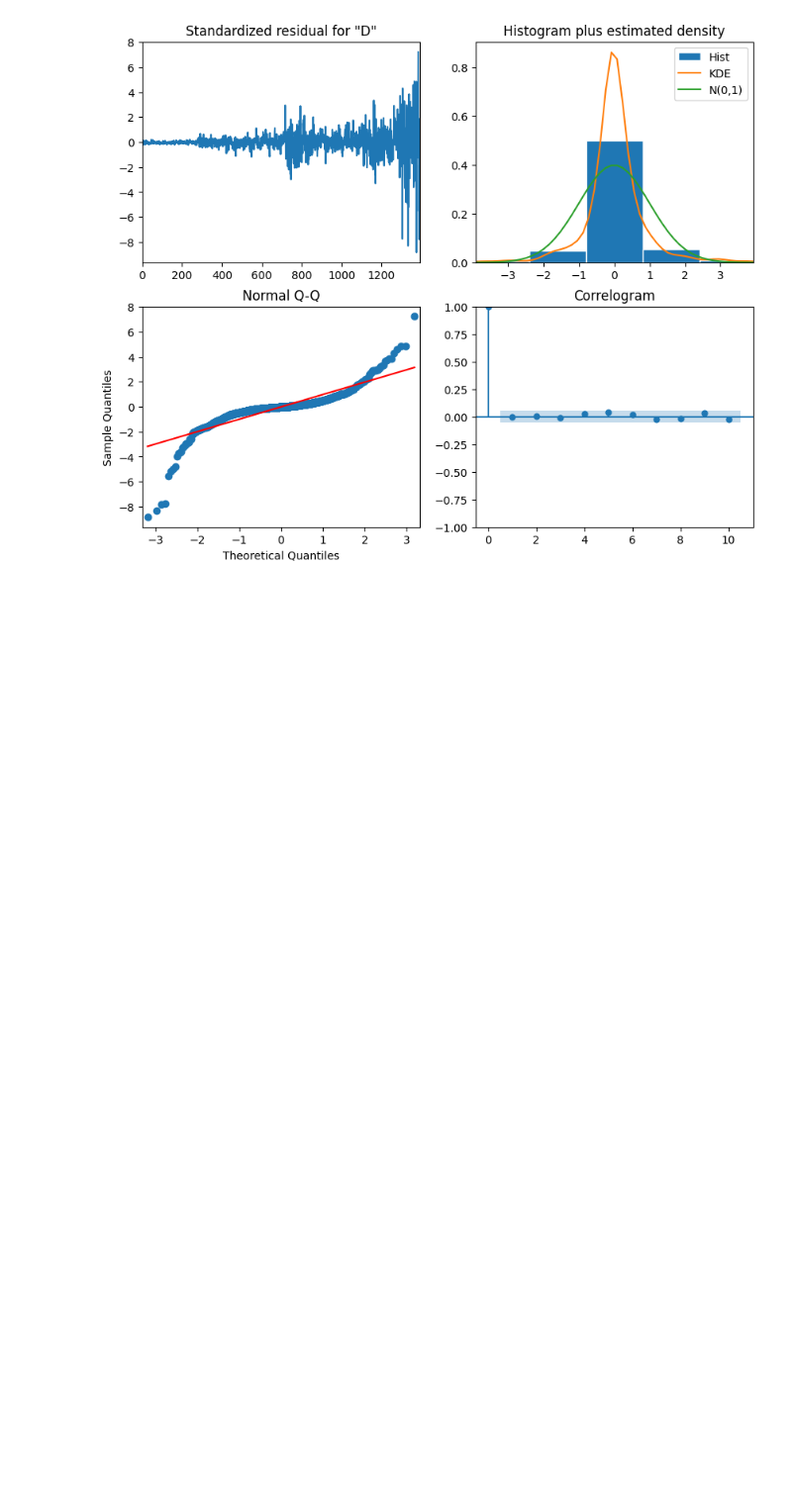
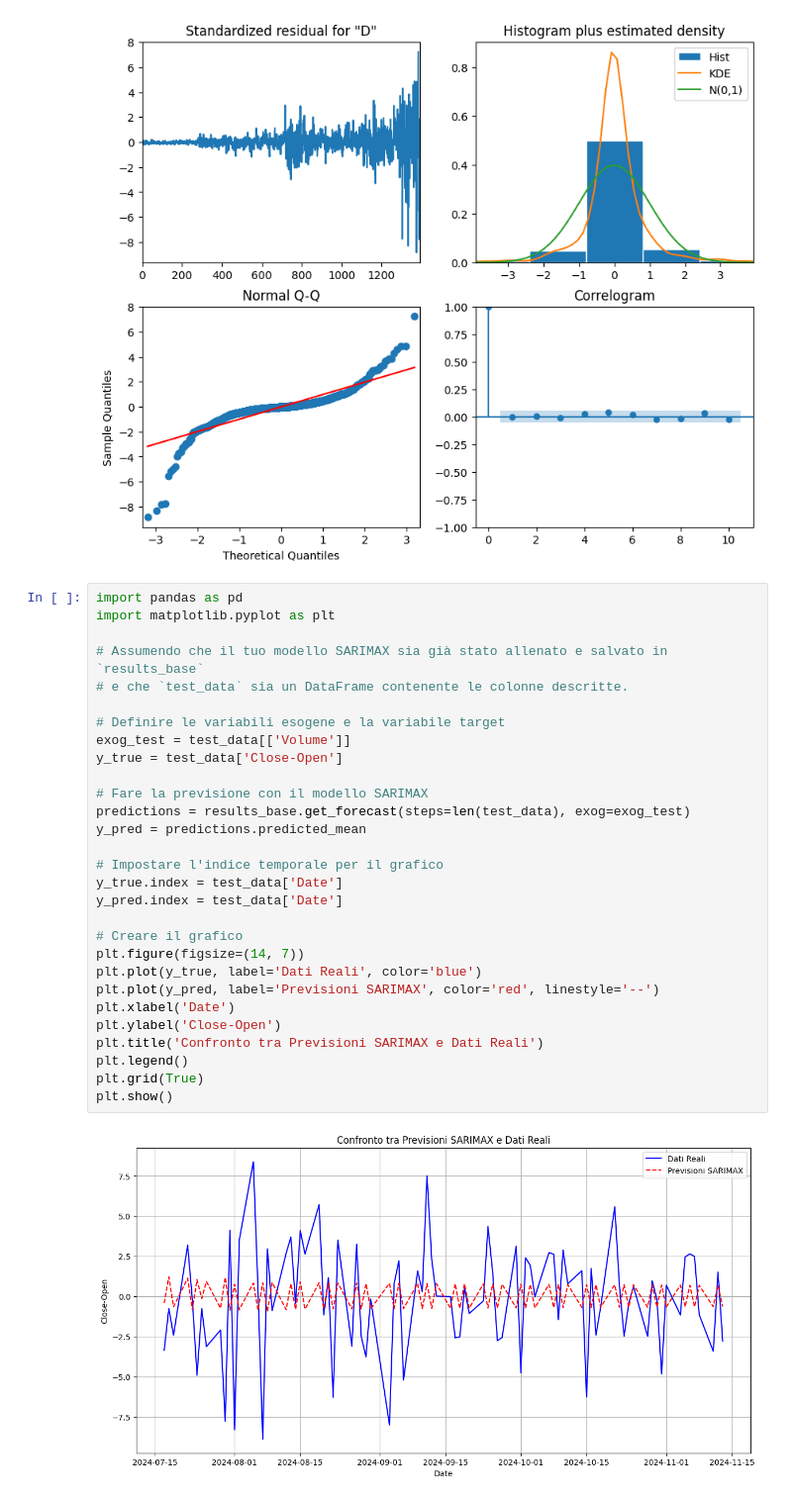
Before and after one commit to lucabellantee/Time-series-analysis, a Jupyter notebook: time_series_stocks copy.ipynb, the cells around one changed output. Shown at 99% size. Drawn from its saved outputs; the diff is of its cells as text; blank space fills up the shorter version.

Commit message:
Aggiunto grafico SARIMAX

```diff
--- a/time_series_stocks copy.ipynb
+++ b/time_series_stocks copy.ipynb
@@ -390,3 +391,34 @@ results_base.plot_diagnostics(figsize=(10, 8))
 plt.show()
 # %% [output]
 [figure]
+# %%
+import pandas as pd
+import matplotlib.pyplot as plt
+
+# Assumendo che il tuo modello SARIMAX sia già stato allenato e salvato in `results_base`
+# e che `test_data` sia un DataFrame contenente le colonne descritte.
+
+# Definire le variabili esogene e la variabile target
+exog_test = test_data[['Volume']]
+y_true = test_data['Close-Open']
+
+# Fare la previsione con il modello SARIMAX
+predictions = results_base.get_forecast(steps=len(test_data), exog=exog_test)
+y_pred = predictions.predicted_mean
+
+# Impostare l'indice temporale per il grafico
+y_true.index = test_data['Date']
+y_pred.index = test_data['Date']
+
+# Creare il grafico
+plt.figure(figsize=(14, 7))
+plt.plot(y_true, label='Dati Reali', color='blue')
+plt.plot(y_pred, label='Previsioni SARIMAX', color='red', linestyle='--')
+plt.xlabel('Date')
+plt.ylabel('Close-Open')
+plt.title('Confronto tra Previsioni SARIMAX e Dati Reali')
+plt.legend()
+plt.grid(True)
+plt.show()
+# %% [output]
+[figure, added]
```
Also changed, not shown: parts of 2 cells of this notebook.
